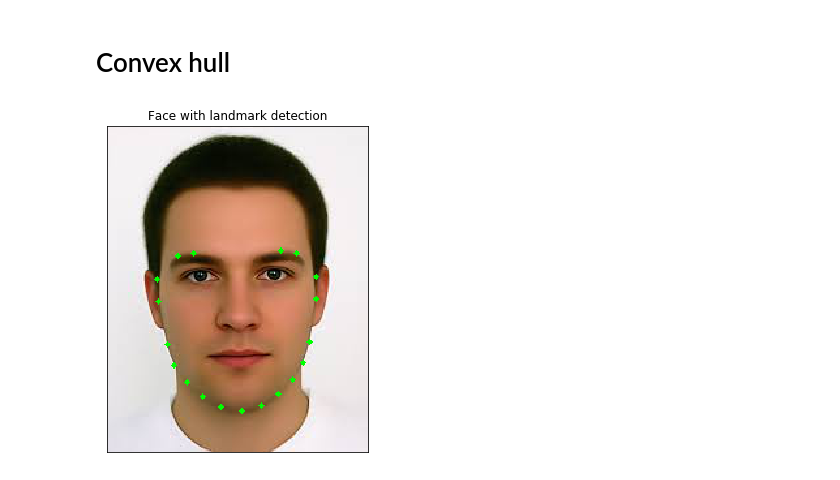
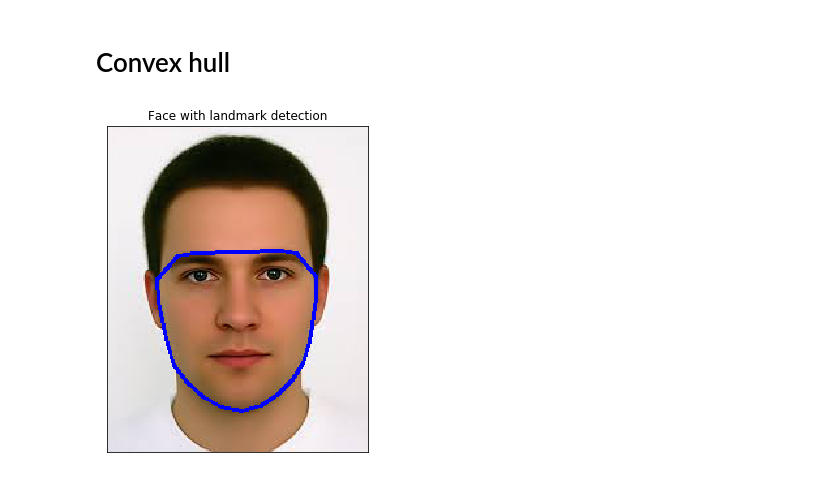
Before and after one commit to betogaona7/hairstyle, a Jupyter notebook: FS-Warping-Technique/Image-warping.ipynb, the cells around one changed output. Drawn from its saved outputs; the diff is of its cells as text; code cells hidden in the pictures.

Commit message:
Fix convex hull, now the function draws it and not only displays the points

```diff
--- a/FS-Warping-Technique/Image-warping.ipynb
+++ b/FS-Warping-Technique/Image-warping.ipynb
@@ -50,23 +49,22 @@ show_facial_landmarks(landmarks, image_path)
 # %%
 def get_convex_hull(points):
     return cv2.convexHull(points)
 
-#get_convex_hull(landmarks, image_path)
 def draw_convex_hull(points, image_path):
     img = cv2.imread(image_path)
     img = cv2.cvtColor(img, cv2.COLOR_BGR2RGB)
 
     filler = get_convex_hull(points)
-    cv2.polylines(img, filler, True, (0,255,0), thickness=4, lineType=4)
+    cv2.drawContours(img, [filler], -1, (0,0,255), 2)
     fig = plt.figure(figsize=(6, 6,))
     ax1 = fig.add_subplot(111)
     ax1.set_xticks([])
     ax1.set_yticks([])
 
     ax1.set_title('Face with landmark detection')
     ax1.imshow(img)
     return None
 
 draw_convex_hull(landmarks, image_path)
 # %% [output]
-[figure, old version]
+[figure, new version]
```
Also changed, not shown: parts of 1 cell of this notebook.
